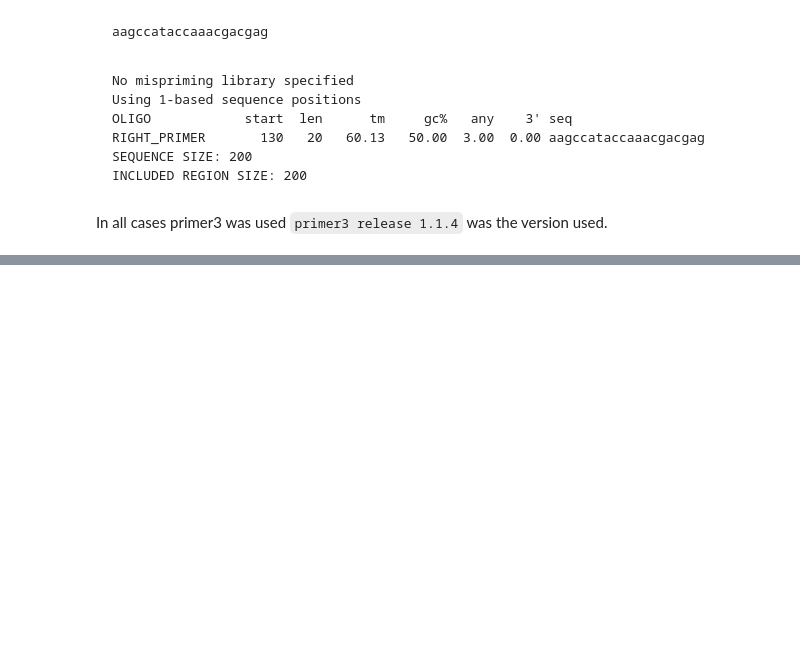
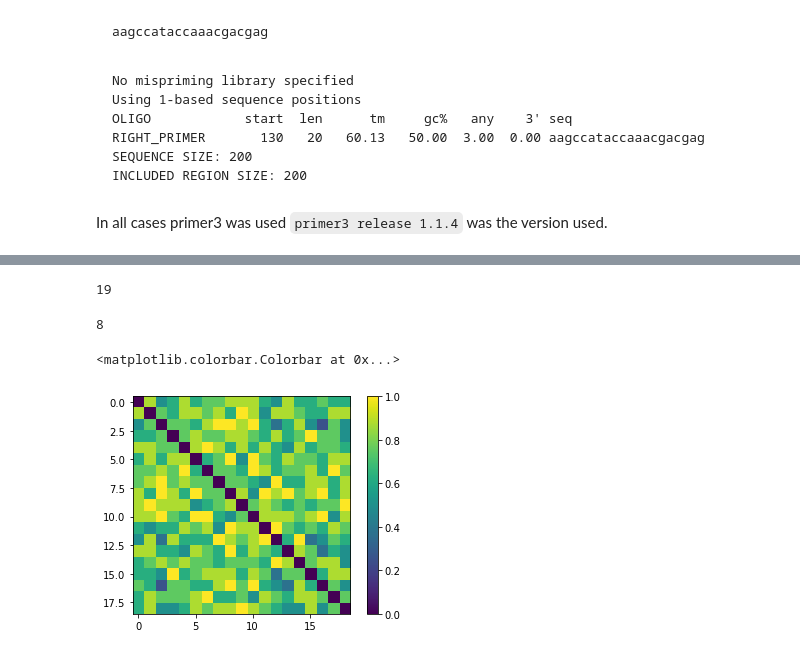
Before and after one commit to EthanHolleman/misc-jupyter-notebooks, a Jupyter notebook: pacBio/PacBioPrimers.ipynb, the cells around one changed output, grey strips where cells are left out. Drawn from its saved outputs; the diff is of its cells as text; code cells hidden in the pictures; blank space fills up the shorter version.

Commit message:
big fixes and plots

```diff
--- a/pacBio/PacBioPrimers.ipynb
+++ b/pacBio/PacBioPrimers.ipynb
@@ -176,0 +286,7 @@ In all cases primer3 was used `primer3 release 1.1.4` was the version used.
+# %%
+tac_init_primers = []
+for i in range(tac_init_barcoded):
+    tac_init_primers.append(
+        BarcodedPrimer(f'TacInitBarFwd-{i}', tac_init_fwd_target)
+    )
+    tac_init_primers[i].optimize_overhang()
@@ -176,0 +343,23 @@ In all cases primer3 was used `primer3 release 1.1.4` was the version used.
+# %%
+def ham(a, b):
+    return sum([1 for i in range(len(a)) if a[i] != b[i]])
+# %%
+print(len(BarcodedPrimer.overhang_seqs))
+# %% [output]
+19
+# %%
+ham_grid = np.zeros((len(BarcodedPrimer.overhang_seqs), len(BarcodedPrimer.overhang_seqs)))
+# %%
+len(BarcodedPrimer.overhang_seqs[0])
+# %% [output]
+8
+# %%
+for i in range(len(BarcodedPrimer.overhang_seqs)):
+    for j in range(len(BarcodedPrimer.overhang_seqs)):
+        ham_grid[i][j] = ham(BarcodedPrimer.overhang_seqs[i], BarcodedPrimer.overhang_seqs[j]) / len(BarcodedPrimer.overhang_seqs[0])
+# %%
+c = plt.imshow(ham_grid)
+plt.colorbar(c)
+# %% [output]
+<matplotlib.colorbar.Colorbar at 0x...>
+[figure, added]
```
Also changed, not shown: parts of 30 cells of this notebook, 1 other file.
